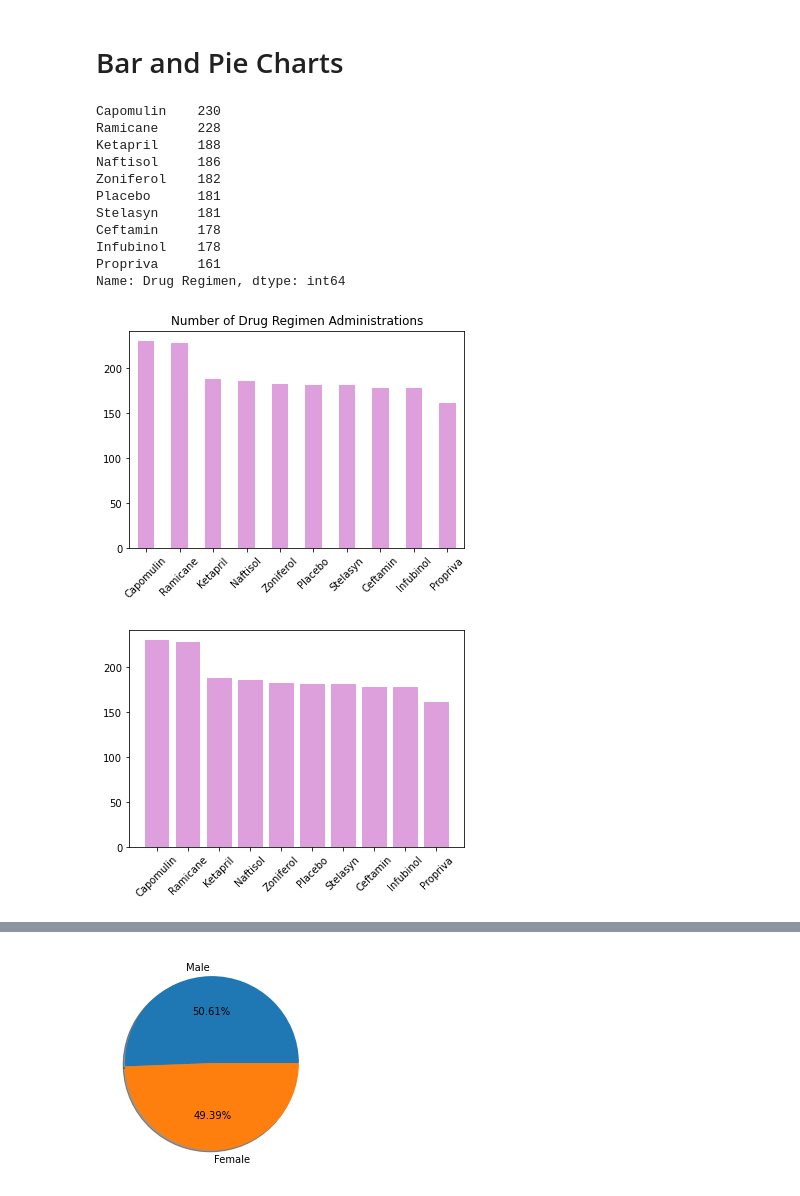
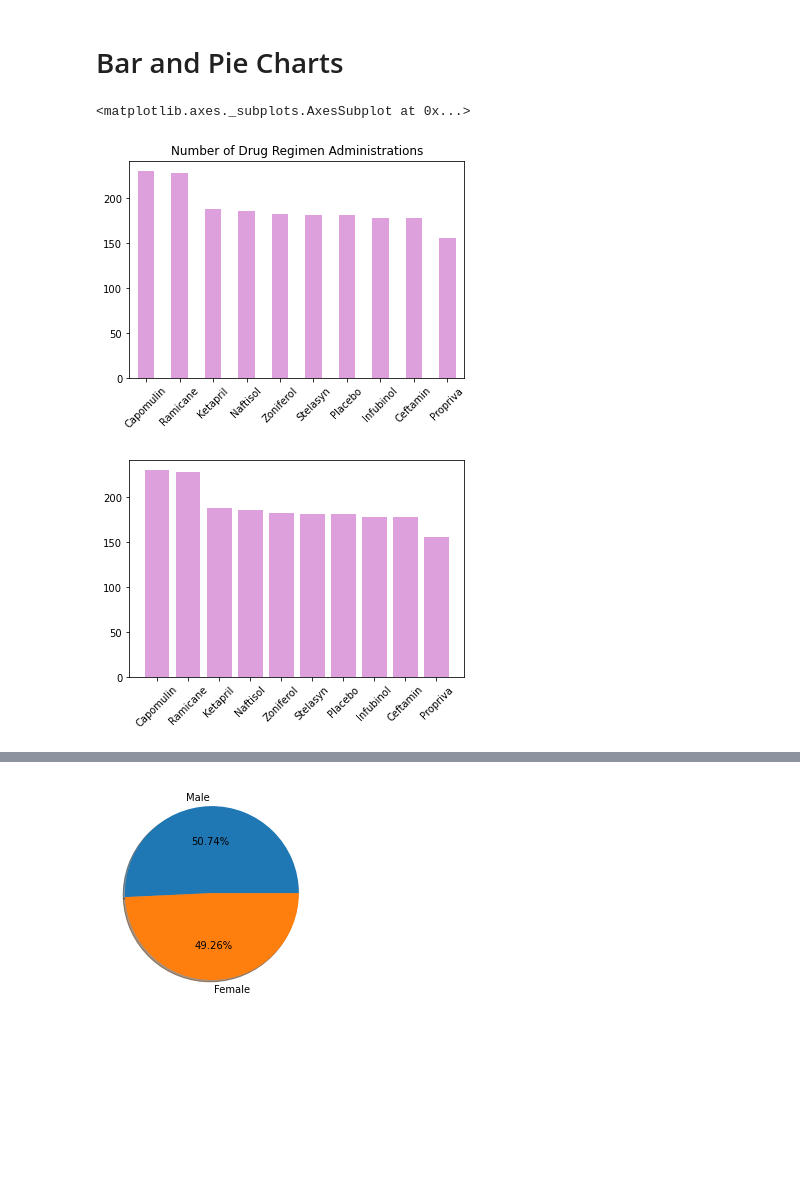
Before and after one commit to reccleston/matplotlib-challenge, a Jupyter notebook: Pymaceuticals/pymaceuticals_starter.ipynb, the cells around one changed output, grey strips where cells are left out. Cells and saved outputs as stored; diff of their text form; code cells hidden in the pictures; blank space fills up the shorter version.

```diff
--- a/Pymaceuticals/pymaceuticals_starter.ipynb
+++ b/Pymaceuticals/pymaceuticals_starter.ipynb
@@ -55,11 +48,7 @@ duplicate_mice
 # Optional: Get all the data for the duplicate mouse ID.
 # %%
 # Create a clean DataFrame by dropping the duplicate mouse by its ID.
-not_clean = combined_data_df
 
-####
-combined_data_df = combined_data_df.drop_duplicates(subset=['Mouse ID'])
+combined_data_df = combined_data_df.drop_duplicates(subset=['Mouse ID', 'Timepoint'])
 combined_data_df.head()
-
-print(len(combined_data_df), len(not_clean))
 # %% [output]
@@ -124,23 +115,12 @@ regimen_summary_df
 # Bar and Pie Charts
 # %%
 # Generate a bar plot showing the total number of measurements taken on each drug regimen using pandas.
-num_instances = not_clean['Drug Regimen'].value_counts()
+num_instances = combined_data_df['Drug Regimen'].value_counts()
 
-num_instances.plot.bar(color='plum',rot=45, title='Number of Drug Regimen Administrations')
-num_instances
+num_instances.plot.bar(color='plum', rot=45, title='Number of Drug Regimen Administrations')
 # %% [output]
-Capomulin    230
-Ramicane     228
-Ketapril     188
-Naftisol     186
-Zoniferol    182
-Placebo      181
-Stelasyn     181
-Ceftamin     178
-Infubinol    178
-Propriva     161
-Name: Drug Regimen, dtype: int64
+<matplotlib.axes._subplots.AxesSubplot at 0x...>
-[figure, old version]
+[figure, new version]
 # %%
 # Generate a bar plot showing the total number of measurements taken on each drug regimen using pyplot.
 num_drugs = np.arange(len(num_instances))
@@ -148,6 +128,6 @@ plt.bar(num_drugs, num_instances, color='plum', align='center')
 plt.xticks(num_drugs, num_instances.index, rotation=45)
 plt.show()
 # %% [output]
-[figure, old version]
+[figure, new version]
 # %%
 # Generate a pie plot showing the distribution of female versus male mice using pandas
```
Also changed, not shown: parts of 14 cells of this notebook.
